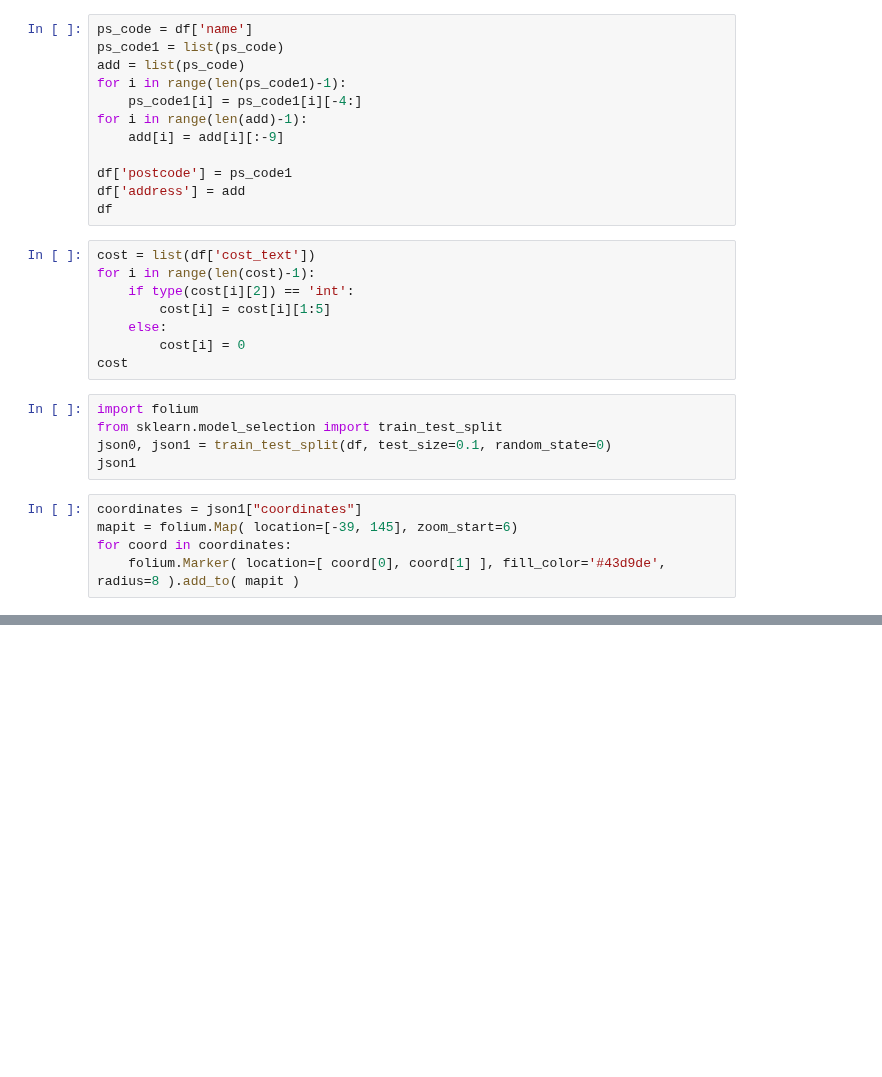
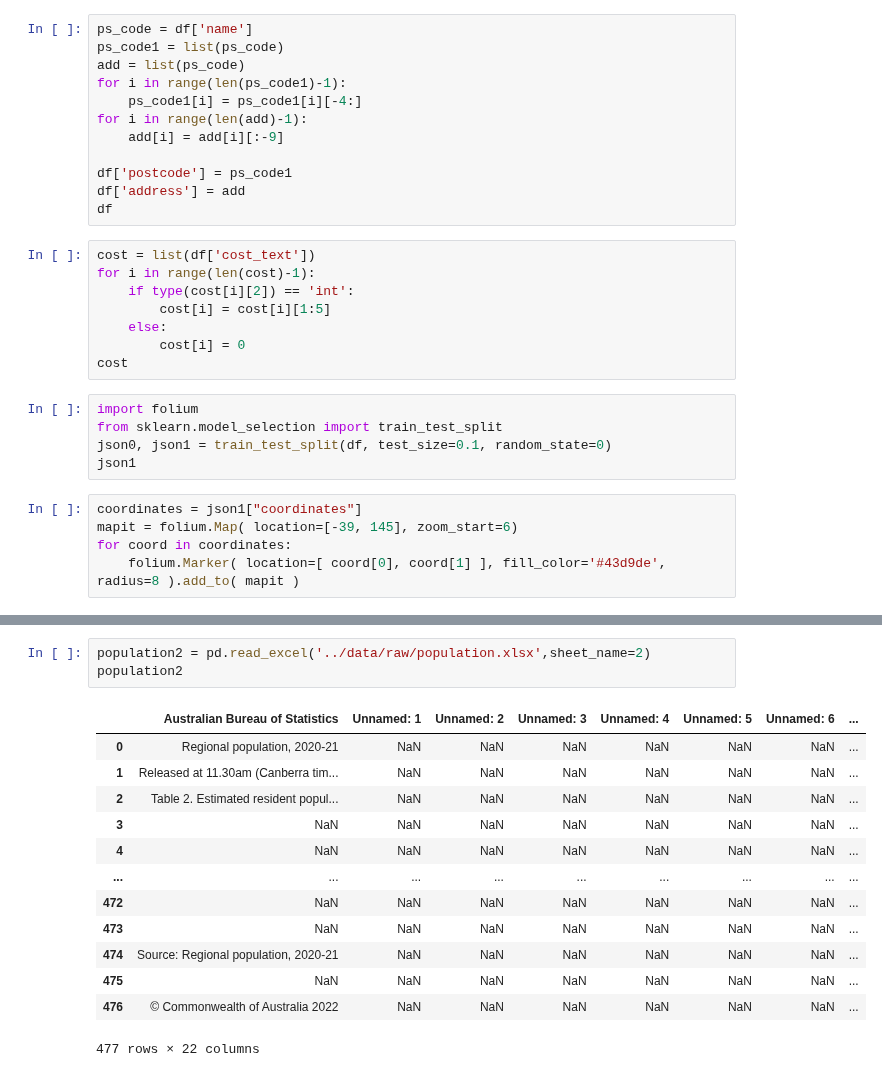
Before and after one commit to MAST30034-Applied-Data-Science/generic-real-estate-consulting-project-group-6, a Jupyter notebook: notebooks/preprocess.ipynb, the cells around one changed output, grey strips where cells are left out. Cells and saved outputs as stored; diff of their text form; blank space fills up the shorter version.

```diff
--- a/notebooks/preprocess.ipynb
+++ b/notebooks/preprocess.ipynb
@@ -45,0 +116,17 @@ mapit
+# %%
+population2 = pd.read_excel('../data/raw/population.xlsx',sheet_name=2)
+population2
+# %% [output]
+|  | Australian Bureau of Statistics | Unnamed: 1 | Unnamed: 2 | Unnamed: 3 | Unnamed: 4 | Unnamed: 5 | Unnamed: 6 | ... |
+| 0 | Regional population, 2020-21 | NaN | NaN | NaN | NaN | NaN | NaN | ... |
+| 1 | Released at 11.30am (Canberra tim... | NaN | NaN | NaN | NaN | NaN | NaN | ... |
+| 2 | Table 2. Estimated resident popul... | NaN | NaN | NaN | NaN | NaN | NaN | ... |
+| 3 | NaN | NaN | NaN | NaN | NaN | NaN | NaN | ... |
+| 4 | NaN | NaN | NaN | NaN | NaN | NaN | NaN | ... |
+| ... | ... | ... | ... | ... | ... | ... | ... | ... |
+| 472 | NaN | NaN | NaN | NaN | NaN | NaN | NaN | ... |
+| 473 | NaN | NaN | NaN | NaN | NaN | NaN | NaN | ... |
+| 474 | Source: Regional population, 2020-21 | NaN | NaN | NaN | NaN | NaN | NaN | ... |
+| 475 | NaN | NaN | NaN | NaN | NaN | NaN | NaN | ... |
+| 476 | © Commonwealth of Australia 2022 | NaN | NaN | NaN | NaN | NaN | NaN | ... |
+477 rows × 22 columns
```
Also changed, not shown: parts of 5 cells of this notebook.
